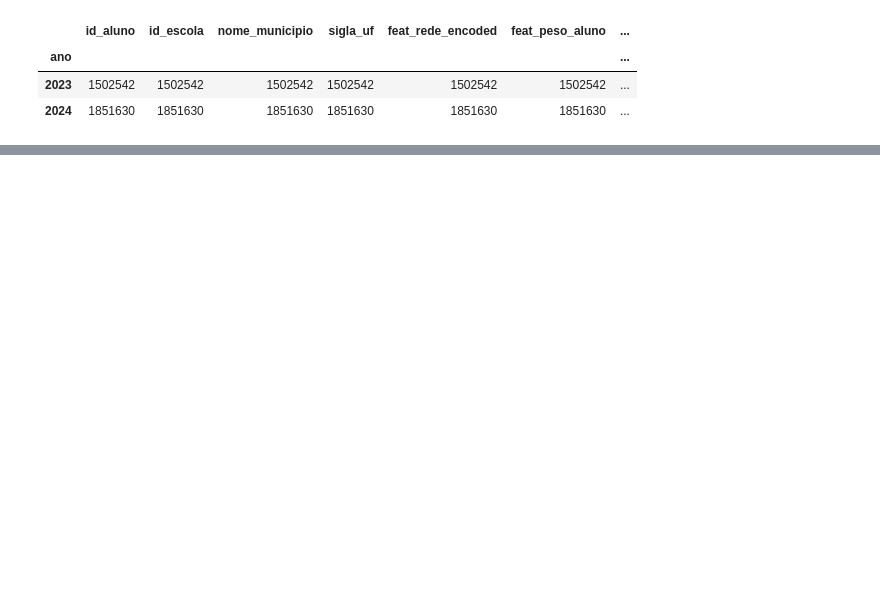
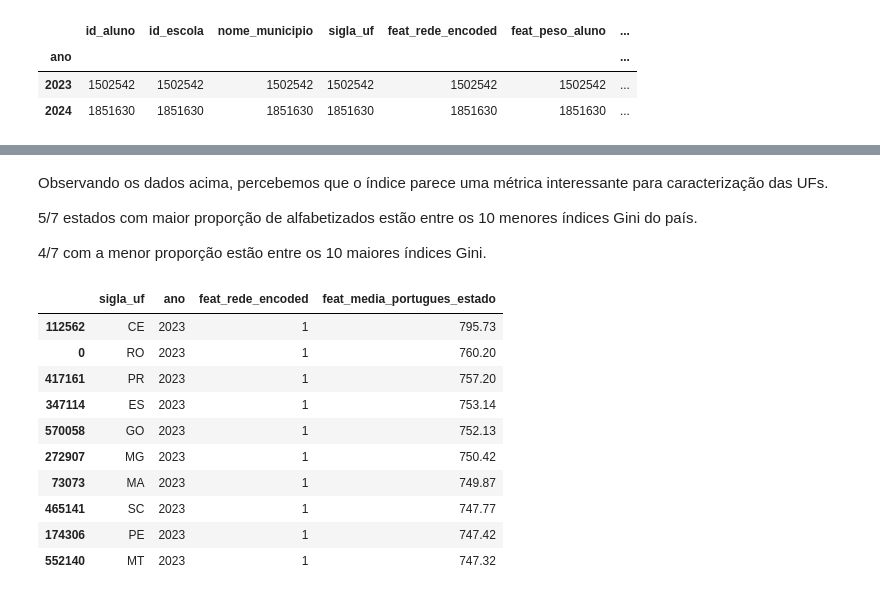
Before and after one commit to giusepelopes/modelagem_alfabetizacao, a Jupyter notebook: notebooks/EDA.ipynb, the cells around one changed output, grey strips where cells are left out. Cells and saved outputs as stored; diff of their text form; code cells hidden in the pictures; blank space fills up the shorter version.

Commit message:
Exploração dos dados a nível regional e estadual

```diff
--- a/notebooks/EDA.ipynb
+++ b/notebooks/EDA.ipynb
@@ -44,0 +198,22 @@ df.groupby('ano').count()
+# %% [markdown]
+Observando os dados acima, percebemos que o índice parece uma métrica interessante para caracterização das UFs.
+
+5/7 estados com maior proporção de alfabetizados estão entre os 10 menores índices Gini do país.
+
+4/7 com a menor proporção estão entre os 10 maiores índices Gini.
+# %%
+medias_estaduais = df[["sigla_uf", "ano", "feat_rede_encoded","feat_media_portugues_estado"]].drop_duplicates()
+# %%
+medias_estaduais[(medias_estaduais["ano"] == 2023) & (medias_estaduais["feat_rede_encoded"] == 1)].sort_values(by=["feat_rede_encoded", "feat_media_portugues_estado"], ascending=False).head(10)
+# %% [output]
+|  | sigla_uf | ano | feat_rede_encoded | feat_media_portugues_estado |
+| 112562 | CE | 2023 | 1 | 795.73 |
+| 0 | RO | 2023 | 1 | 760.20 |
+| 417161 | PR | 2023 | 1 | 757.20 |
+| 347114 | ES | 2023 | 1 | 753.14 |
+| 570058 | GO | 2023 | 1 | 752.13 |
+| 272907 | MG | 2023 | 1 | 750.42 |
+| 73073 | MA | 2023 | 1 | 749.87 |
+| 465141 | SC | 2023 | 1 | 747.77 |
+| 174306 | PE | 2023 | 1 | 747.42 |
+| 552140 | MT | 2023 | 1 | 747.32 |
```
Also changed, not shown: parts of 23 cells of this notebook, 2 other files.
